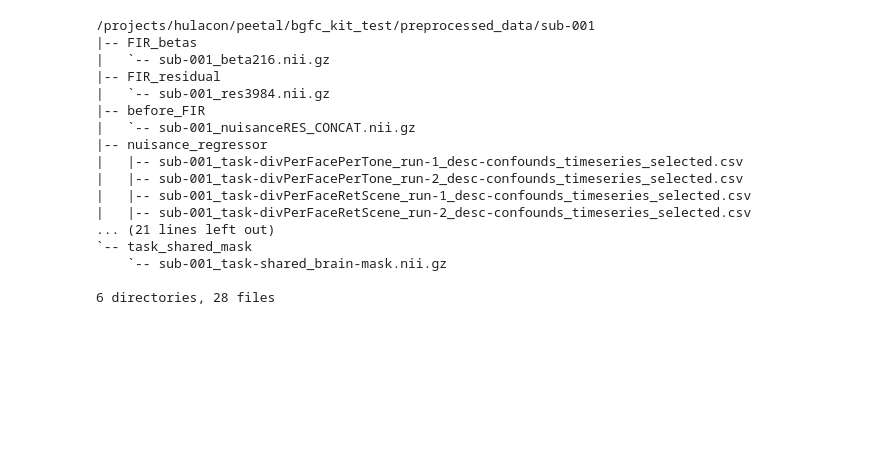
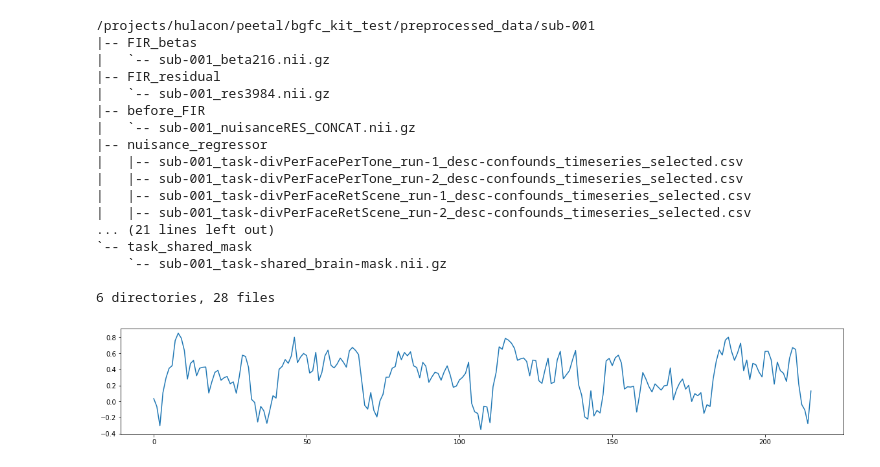
Before and after one commit to peetal/bgfc_kit, a Jupyter notebook: bgfc_kit/demo/demo.ipynb, the cells around one changed output. Drawn from its saved outputs; the diff is of its cells as text; code cells hidden in the pictures; blank space fills up the shorter version.

```diff
--- a/bgfc_kit/demo/demo.ipynb
+++ b/bgfc_kit/demo/demo.ipynb
@@ -130,0 +724,4 @@ python3 /gpfs/projects/hulacon/peetal/bgfc_kit/bgfc_kit/scripts/post_fMRIPrep_pi
+# %%
+plot_parcel_FIR_estimates(FIRdesignMat_conf_dir, postfMRIprep_conf_dir, 1, [1], atlas)
+# %% [output]
+[figure, added]
```
Also changed, not shown: parts of 7 cells of this notebook, 2 other files.
